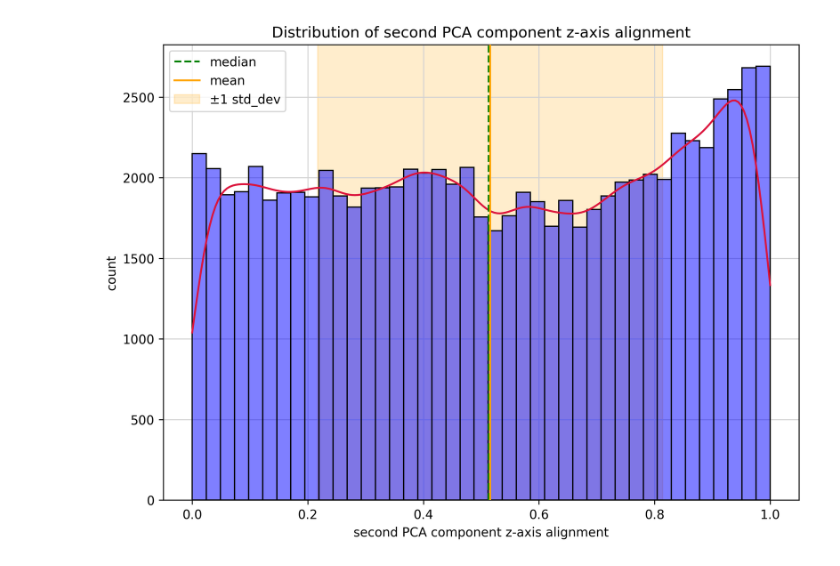
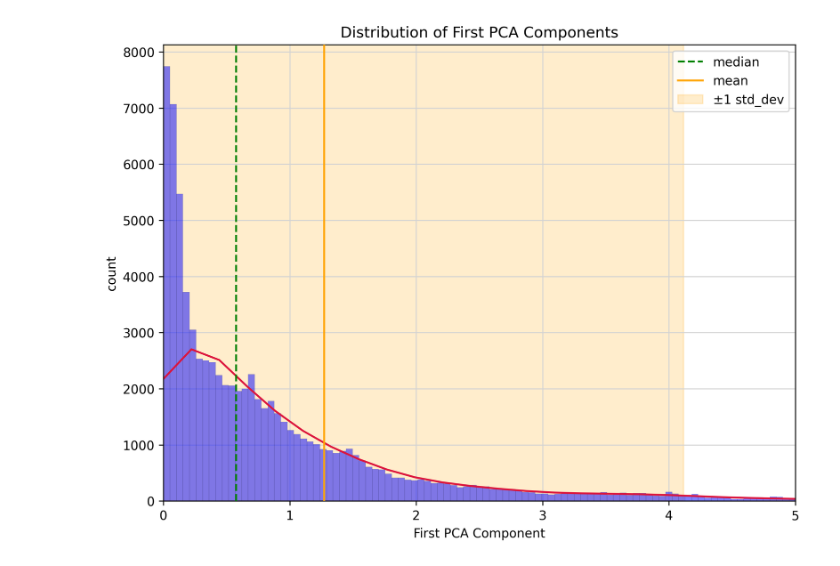
Before and after one commit to louisvonleitner/geese-orderedness, a Jupyter notebook: order_data.ipynb, the cells around one changed output. Cells and saved outputs as stored; diff of their text form; code cells hidden in the pictures.

```diff
--- a/order_data.ipynb
+++ b/order_data.ipynb
@@ -5,6 +5,8 @@ from tqdm import trange
 import os
 import re
 import ast
+import matplotlib.pyplot as plt
+import seaborn as sns
 
 # Convert 'values' from string to real numpy arrays
 def parse_values(val):
@@ -30,17 +32,21 @@ folder_path = "data"
 
 metric_names = [
     "first_pca_component",
-    "first_pca_component_velocity_alignment",
+    # "first_pca_component_velocity_alignment",
     "first_pca_component_horizontal_axis_alignment",
-    "first_pca_component_z_axis_alignment",
+    # "first_pca_component_z_axis_alignment",
     "second_pca_component",
     "second_pca_component_velocity_alignment",
-    "second_pca_component_horizontal_axis_alignment",
-    "second_pca_component_z_axis_alignment",
-    "normalized_velocity_alignment",
-    "velocity_deviation",
-    "sidewise_acceleration_deviation",
-    "longitudinal_acceleration_deviation",
+    # "second_pca_component_horizontal_axis_alignment",
+    # "second_pca_component_z_axis_alignment",
+    # "normalized_velocity_alignment",
+    # "velocity_deviation",
+    # "sidewise_acceleration_deviation",
+    # "longitudinal_acceleration_deviation",
+    "gaussian_entropy",
+    "parallel_deviation",
+    "lateral_deviation",
+    "vertical_deviation",
 ]
 
 dfs = {}
@@ -477,37 +109,4 @@ plt.show()
-# %%
-values = metric_arrays["second_pca_component_z_axis_alignment"]
-
-
-values = values[np.isfinite(values)]
-mean = np.mean(values)
-mean = np.mean(values)
-median = np.median(values)
-std_dev = np.std(values)
-
-
-fig = plt.figure(figsize=(8, 6), dpi=300)
-
-ax = sns.histplot(values, color="blue", kde=True, zorder=2)
-
-
-for line in ax.lines:
-    line.set_color('crimson')
-
-plt.grid(color="lightgrey", zorder=0)
-
-ax.axvline(median, color='green', label='median', linestyle='--', zorder=3)
-ax.axvline(mean, color='orange', label='mean', linestyle='-', zorder=3)
-ax.axvspan(mean - std_dev, mean + std_dev, color='orange', alpha=0.2, zorder=1, label='±1 std_dev')
-
-
-# figure prettiness
-plt.title('Distribution of second PCA component z-axis alignment')
-plt.xlabel('second PCA component z-axis alignment')
-plt.ylabel('count')
-plt.legend()
-
-plt.tight_layout()
-
-plt.show()
-# %% [output]
-[figure, removed]
+# %%
+plot_hist(metric_arrays["first_pca_component"], "First PCA Components", limits=[0, 5])
+# %% [output]
+[figure, added]
```
Also changed, not shown: parts of 17 cells of this notebook, 3 other files.
